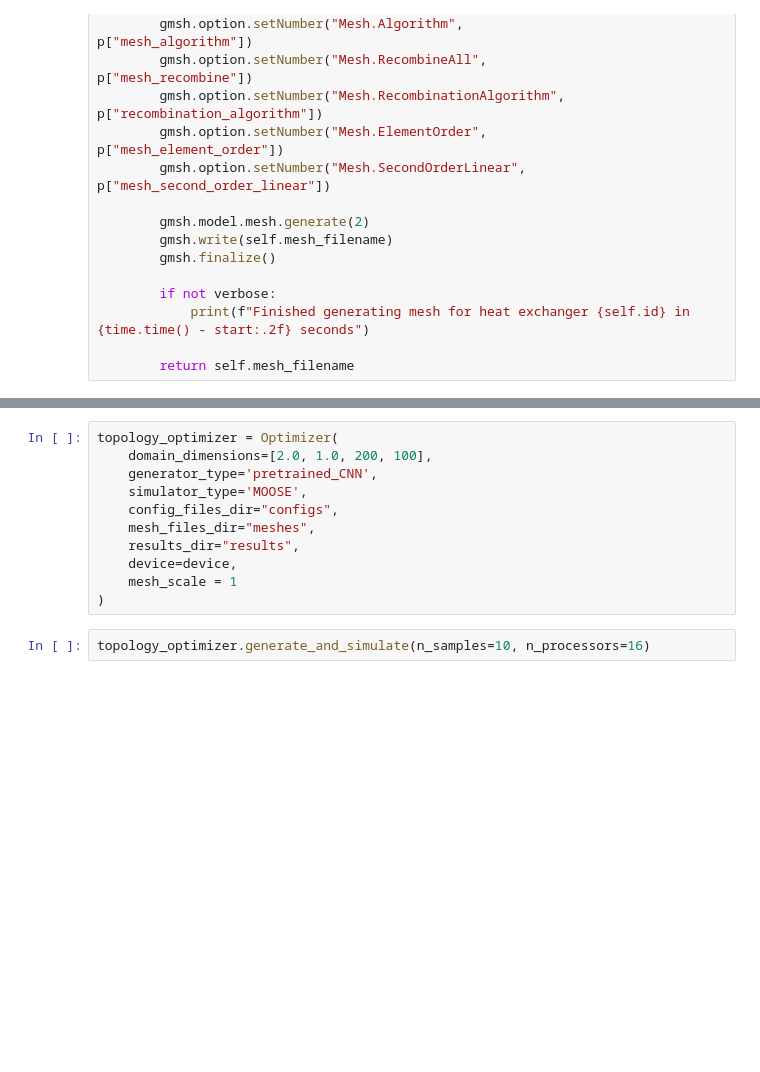
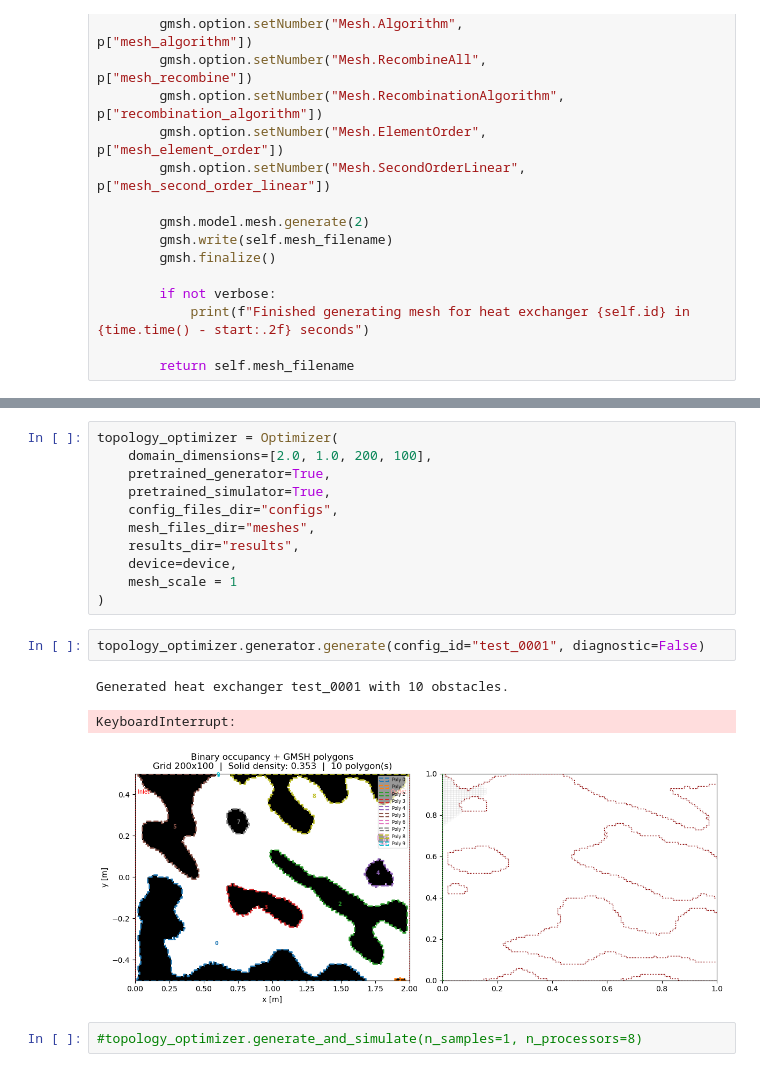
Before and after one commit to Jagardiner97/CUTTHROAT, a Jupyter notebook: topology-optimization.ipynb, the cells around one changed output, grey strips where cells are left out. Saved outputs shown, nothing was run; the diff lists cells and outputs as text; blank space fills up the shorter version.

Commit message:
Finished initial implementation of PINN simulator

```diff
--- a/topology-optimization.ipynb
+++ b/topology-optimization.ipynb
@@ -3247,13 +3870,19 @@ class Optimizer:
 # %%
 topology_optimizer = Optimizer(
     domain_dimensions=[2.0, 1.0, 200, 100],
-    generator_type='pretrained_CNN',
-    simulator_type='MOOSE',
+    pretrained_generator=True,
+    pretrained_simulator=True,
     config_files_dir="configs",
     mesh_files_dir="meshes",
     results_dir="results",
     device=device,
     mesh_scale = 1
 )
+# %%
+topology_optimizer.generator.generate(config_id="test_0001", diagnostic=False)
+# %% [output]
+Generated heat exchanger test_0001 with 10 obstacles.
+KeyboardInterrupt:
+[figure, added]
 # %%
-topology_optimizer.generate_and_simulate(n_samples=10, n_processors=16)
+#topology_optimizer.generate_and_simulate(n_samples=1, n_processors=8)
```
Also changed, not shown: parts of 9 cells of this notebook, 1 other file.
